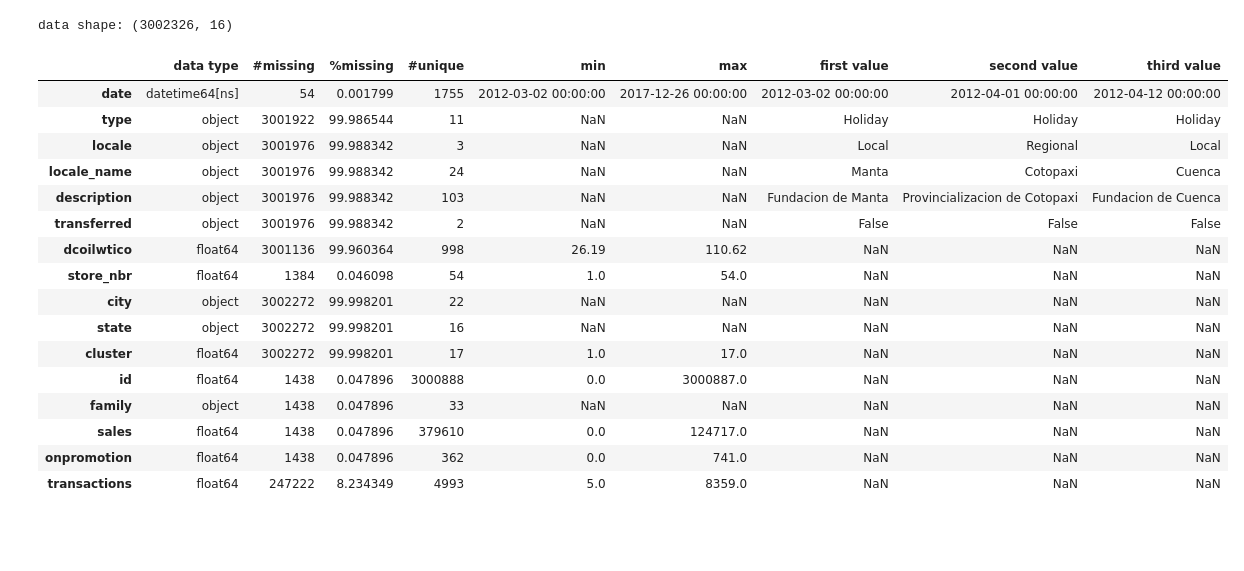
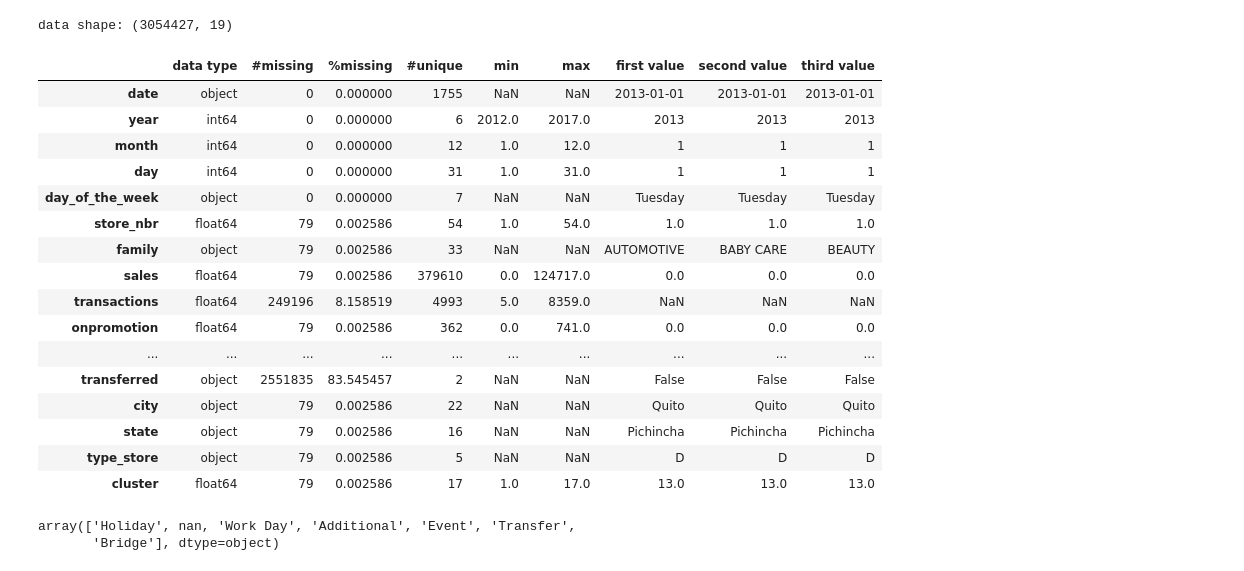
Before and after one commit to arielxinsu/Erdos_Grocery_Sales, a Jupyter notebook: test.ipynb, the cells around one changed output. Saved outputs shown, nothing was run; the diff lists cells and outputs as text; code cells hidden in the pictures; blank space fills up the shorter version.

Commit message:
check holiday

```diff
--- a/test.ipynb
+++ b/test.ipynb
@@ -6,23 +5,31 @@ import utils
 # %%
-train, test = utils.import_data()
+#import data:
+datapath = os.getcwd() + '/Data/'
+df = pd.read_csv(datapath + 'combined-2.csv')
 # %%
-utility.summary(train)
+utility.summary(df)
+#utility.df_info(df)
 # %% [output]
-data shape: (3002326, 16)
+data shape: (3054427, 19)
 |  | data type | #missing | %missing | #unique | min | max | first value | second value | third value |
-| date | datetime64[ns] | 54 | 0.001799 | 1755 | 2012-03-02 00:00:00 | 2017-12-26 00:00:00 | 2012-03-02 00:00:00 | 2012-04-01 00:00:00 | 2012-04-12 00:00:00 |
-| type | object | 3001922 | 99.986544 | 11 | NaN | NaN | Holiday | Holiday | Holiday |
-| locale | object | 3001976 | 99.988342 | 3 | NaN | NaN | Local | Regional | Local |
-| locale_name | object | 3001976 | 99.988342 | 24 | NaN | NaN | Manta | Cotopaxi | Cuenca |
-| description | object | 3001976 | 99.988342 | 103 | NaN | NaN | Fundacion de Manta | Provincializacion de Cotopaxi | Fundacion de Cuenca |
-| transferred | object | 3001976 | 99.988342 | 2 | NaN | NaN | False | False | False |
-| dcoilwtico | float64 | 3001136 | 99.960364 | 998 | 26.19 | 110.62 | NaN | NaN | NaN |
-| store_nbr | float64 | 1384 | 0.046098 | 54 | 1.0 | 54.0 | NaN | NaN | NaN |
-| city | object | 3002272 | 99.998201 | 22 | NaN | NaN | NaN | NaN | NaN |
-| state | object | 3002272 | 99.998201 | 16 | NaN | NaN | NaN | NaN | NaN |
-| cluster | float64 | 3002272 | 99.998201 | 17 | 1.0 | 17.0 | NaN | NaN | NaN |
-| id | float64 | 1438 | 0.047896 | 3000888 | 0.0 | 3000887.0 | NaN | NaN | NaN |
-| family | object | 1438 | 0.047896 | 33 | NaN | NaN | NaN | NaN | NaN |
-| sales | float64 | 1438 | 0.047896 | 379610 | 0.0 | 124717.0 | NaN | NaN | NaN |
-| onpromotion | float64 | 1438 | 0.047896 | 362 | 0.0 | 741.0 | NaN | NaN | NaN |
-| transactions | float64 | 247222 | 8.234349 | 4993 | 5.0 | 8359.0 | NaN | NaN | NaN |
+| date | object | 0 | 0.000000 | 1755 | NaN | NaN | 2013-01-01 | 2013-01-01 | 2013-01-01 |
+| year | int64 | 0 | 0.000000 | 6 | 2012.0 | 2017.0 | 2013 | 2013 | 2013 |
+| month | int64 | 0 | 0.000000 | 12 | 1.0 | 12.0 | 1 | 1 | 1 |
+| day | int64 | 0 | 0.000000 | 31 | 1.0 | 31.0 | 1 | 1 | 1 |
+| day_of_the_week | object | 0 | 0.000000 | 7 | NaN | NaN | Tuesday | Tuesday | Tuesday |
+| store_nbr | float64 | 79 | 0.002586 | 54 | 1.0 | 54.0 | 1.0 | 1.0 | 1.0 |
+| family | object | 79 | 0.002586 | 33 | NaN | NaN | AUTOMOTIVE | BABY CARE | BEAUTY |
+| sales | float64 | 79 | 0.002586 | 379610 | 0.0 | 124717.0 | 0.0 | 0.0 | 0.0 |
+| transactions | float64 | 249196 | 8.158519 | 4993 | 5.0 | 8359.0 | NaN | NaN | NaN |
+| onpromotion | float64 | 79 | 0.002586 | 362 | 0.0 | 741.0 | 0.0 | 0.0 | 0.0 |
+| ... | ... | ... | ... | ... | ... | ... | ... | ... | ... |
+| transferred | object | 2551835 | 83.545457 | 2 | NaN | NaN | False | False | False |
+| city | object | 79 | 0.002586 | 22 | NaN | NaN | Quito | Quito | Quito |
+| state | object | 79 | 0.002586 | 16 | NaN | NaN | Pichincha | Pichincha | Pichincha |
+| type_store | object | 79 | 0.002586 | 5 | NaN | NaN | D | D | D |
+| cluster | float64 | 79 | 0.002586 | 17 | 1.0 | 17.0 | 13.0 | 13.0 | 13.0 |
+# %%
+df.type_hol.unique()
+# %% [output]
+array(['Holiday', nan, 'Work Day', 'Additional', 'Event', 'Transfer',
+       'Bridge'], dtype=object)
```
Also changed, not shown: parts of 8 cells of this notebook, 3 other files.
